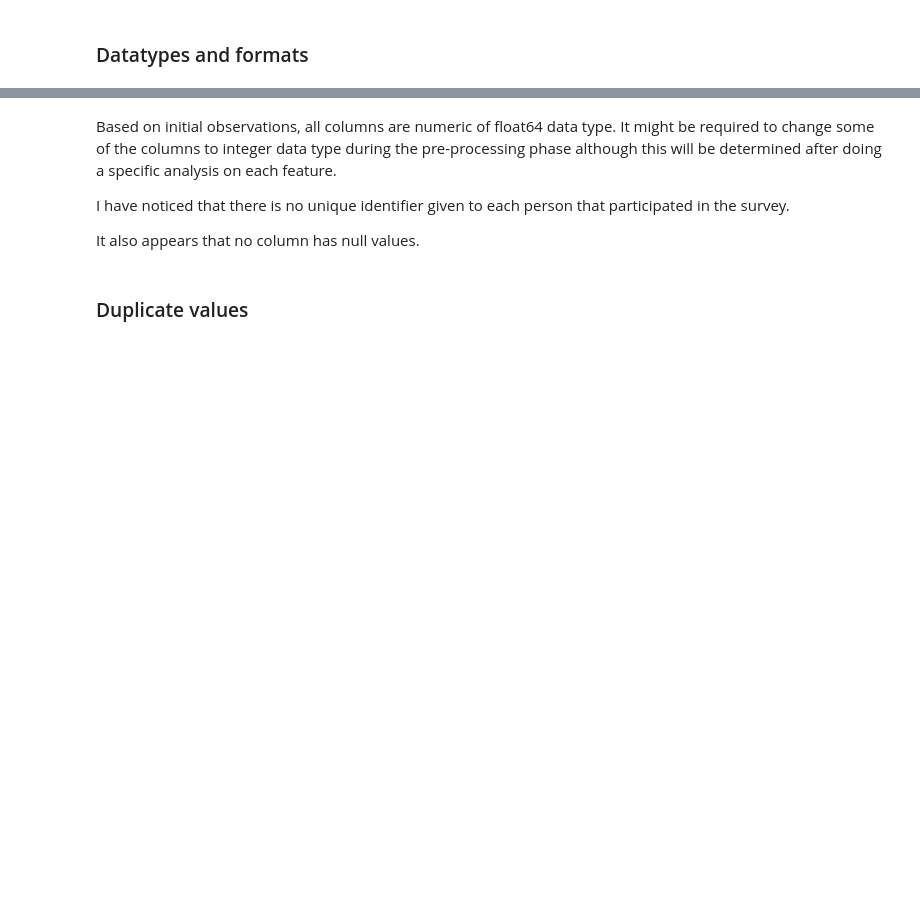
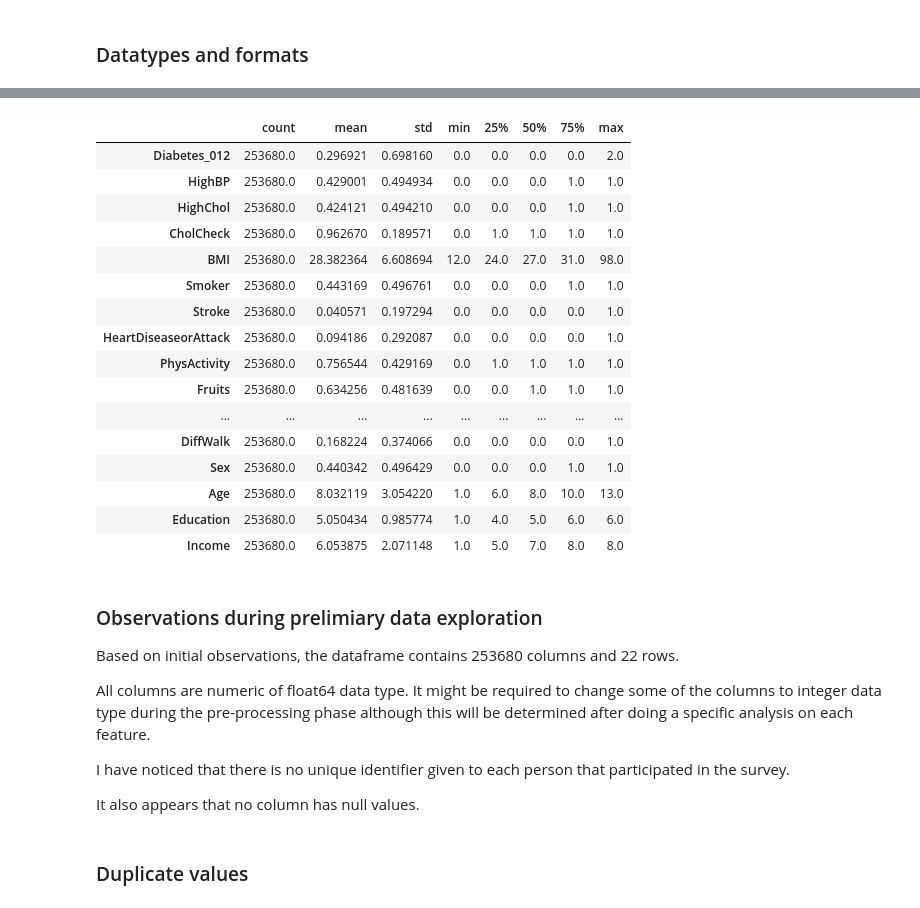
Before and after one commit to diego2017/capstone_disease_predictor, a Jupyter notebook: notebooks/01-data-loading-cleaning.ipynb, the cells around one changed output, grey strips where cells are left out. Cells and saved outputs as stored; diff of their text form; code cells hidden in the pictures; blank space fills up the shorter version.

```diff
--- a/notebooks/01-data-loading-cleaning.ipynb
+++ b/notebooks/01-data-loading-cleaning.ipynb
@@ -78,5 +210,28 @@ memory usage: 42.6 MB
+# %%
+df_raw.describe().T
+# %% [output]
+|  | count | mean | std | min | 25% | 50% | 75% | max |
+| Diabetes_012 | 253680.0 | 0.296921 | 0.698160 | 0.0 | 0.0 | 0.0 | 0.0 | 2.0 |
+| HighBP | 253680.0 | 0.429001 | 0.494934 | 0.0 | 0.0 | 0.0 | 1.0 | 1.0 |
+| HighChol | 253680.0 | 0.424121 | 0.494210 | 0.0 | 0.0 | 0.0 | 1.0 | 1.0 |
+| CholCheck | 253680.0 | 0.962670 | 0.189571 | 0.0 | 1.0 | 1.0 | 1.0 | 1.0 |
+| BMI | 253680.0 | 28.382364 | 6.608694 | 12.0 | 24.0 | 27.0 | 31.0 | 98.0 |
+| Smoker | 253680.0 | 0.443169 | 0.496761 | 0.0 | 0.0 | 0.0 | 1.0 | 1.0 |
+| Stroke | 253680.0 | 0.040571 | 0.197294 | 0.0 | 0.0 | 0.0 | 0.0 | 1.0 |
+| HeartDiseaseorAttack | 253680.0 | 0.094186 | 0.292087 | 0.0 | 0.0 | 0.0 | 0.0 | 1.0 |
+| PhysActivity | 253680.0 | 0.756544 | 0.429169 | 0.0 | 1.0 | 1.0 | 1.0 | 1.0 |
+| Fruits | 253680.0 | 0.634256 | 0.481639 | 0.0 | 0.0 | 1.0 | 1.0 | 1.0 |
+| ... | ... | ... | ... | ... | ... | ... | ... | ... |
+| DiffWalk | 253680.0 | 0.168224 | 0.374066 | 0.0 | 0.0 | 0.0 | 0.0 | 1.0 |
+| Sex | 253680.0 | 0.440342 | 0.496429 | 0.0 | 0.0 | 0.0 | 1.0 | 1.0 |
+| Age | 253680.0 | 8.032119 | 3.054220 | 1.0 | 6.0 | 8.0 | 10.0 | 13.0 |
+| Education | 253680.0 | 5.050434 | 0.985774 | 1.0 | 4.0 | 5.0 | 6.0 | 6.0 |
+| Income | 253680.0 | 6.053875 | 2.071148 | 1.0 | 5.0 | 7.0 | 8.0 | 8.0 |
 # %% [markdown]
-Based on initial observations, all columns are numeric of float64 data type. It might be required to change some of the columns to integer data type during the pre-processing phase although this will be determined after doing a specific analysis on each feature.
+### Observations during prelimiary data exploration
+Based on initial observations, the dataframe contains 253680 columns and 22 rows.
+
+All columns are numeric of float64 data type. It might be required to change some of the columns to integer data type during the pre-processing phase although this will be determined after doing a specific analysis on each feature.
 
 I have noticed that there is no unique identifier given to each person that participated in the survey.
 
```
Also changed, not shown: parts of 15 cells of this notebook.
